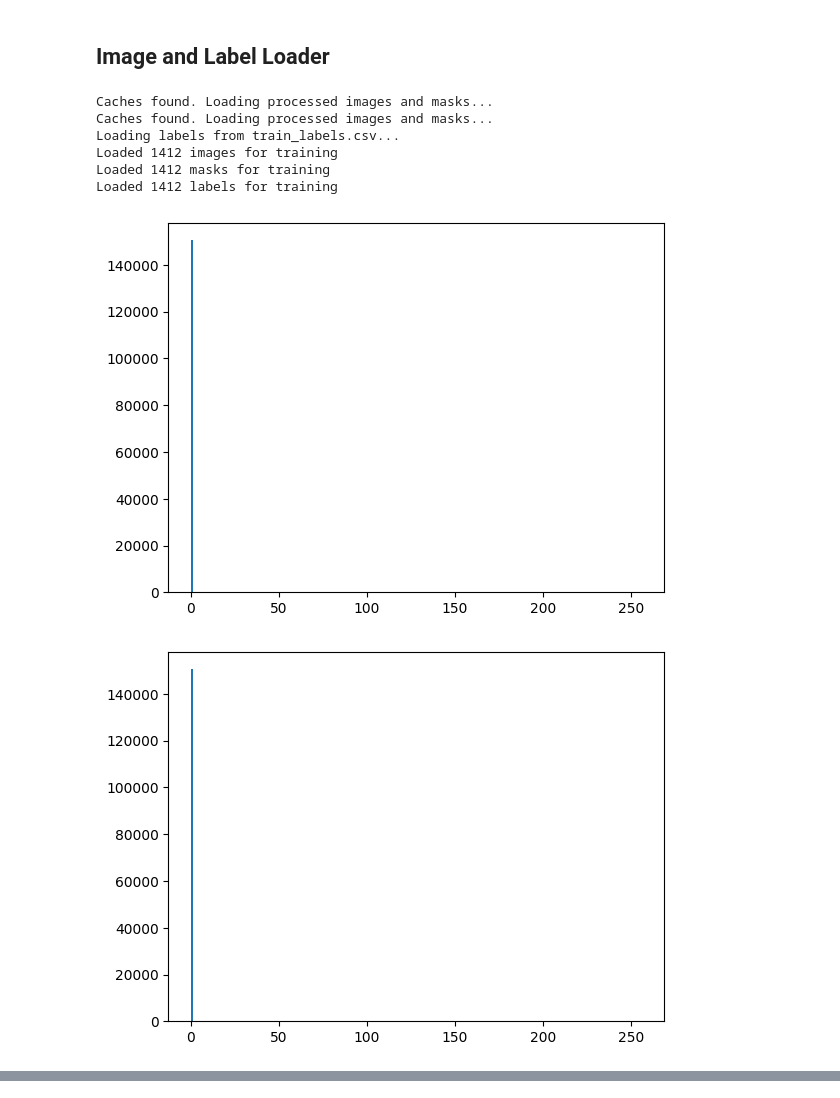
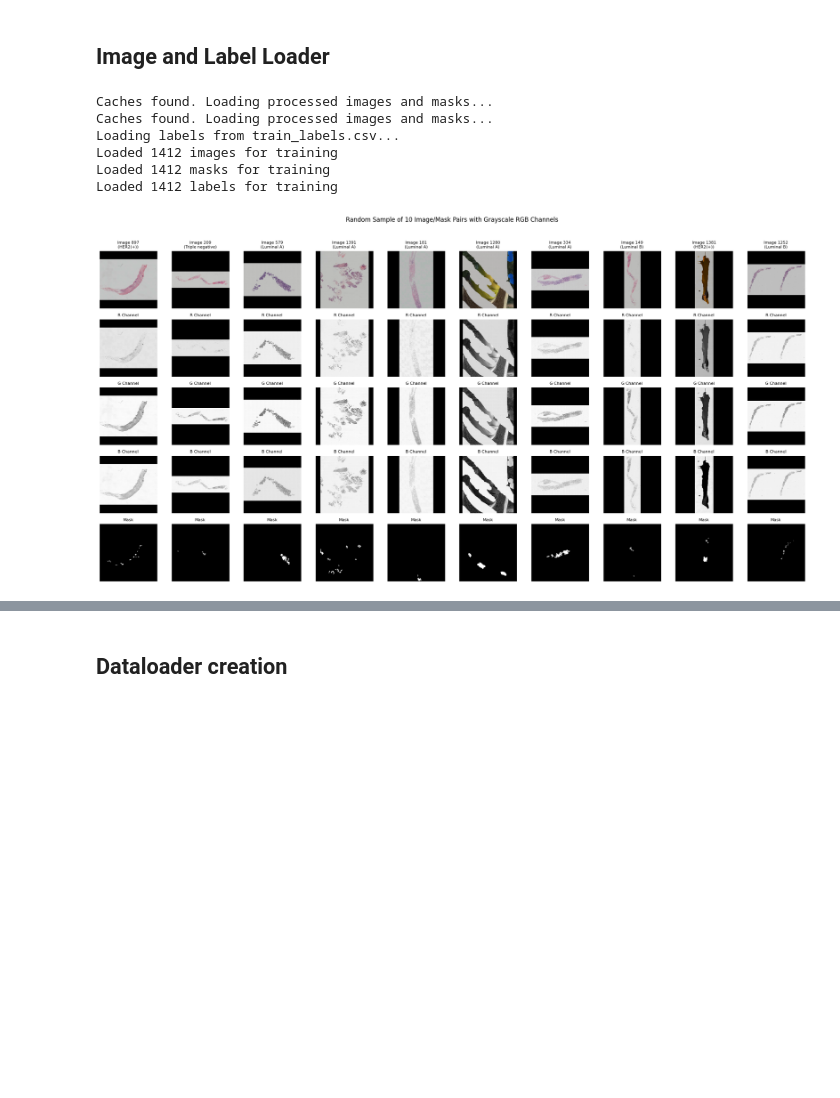
Before and after one commit to jonelrelucio/AN2DL-2025, a Jupyter notebook: challenge2/challenge2.ipynb, the cells around one changed output, grey strips where cells are left out. Cells and saved outputs as stored; diff of their text form; code cells hidden in the pictures; blank space fills up the shorter version.

```diff
--- a/challenge2/challenge2.ipynb
+++ b/challenge2/challenge2.ipynb
@@ -26,6 +26,9 @@ DROPOUT_RATE = 0.2
 L1_LAMBDA = 0
 L2_LAMBDA = 0
 
+# Plot config
+PLOT_FLAG = True
+
 # --- Data Settings ---
 TRAIN_DATA_PATH = 'train_data'
 TRAIN_IMAGES_CACHE_PATH = 'cache/train_images_cache.npy'
@@ -206,24 +209,20 @@ def load_images_from_folder(folder, cache_path_images, cache_path_masks):
 # %%
 # Load images and labels
 train_images, train_masks = load_images_from_folder(TRAIN_DATA_PATH, TRAIN_IMAGES_CACHE_PATH, TRAIN_MASKS_CACHE_PATH)
 test_images, test_masks = load_images_from_folder(TEST_DATA_PATH, TEST_IMAGE_CACHE_PATH, TEST_MASKS_CACHE_PATH)
 train_labels = load_labels_from_csv(TRAIN_LABEL_PATH)
 print(f"Loaded {len(train_images)} images for training")
 print(f"Loaded {len(train_masks)} masks for training")
 print(f"Loaded {len(train_labels)} labels for training")
 
-for i in range(5):
-    plt.hist(train_images[i].ravel(),256,[0,256]); plt.show()
-
-
 # Plotting
-cplot.visualize_image_components(train_images, train_masks, train_labels, num_samples=10)
+if PLOT_FLAG:
+    cplot.visualize_image_components(train_images, train_masks, train_labels, num_samples=10)
 # %% [output]
 Caches found. Loading processed images and masks...
 Caches found. Loading processed images and masks...
 Loading labels from train_labels.csv...
 Loaded 1412 images for training
 Loaded 1412 masks for training
 Loaded 1412 labels for training
-[figure, old version]
+[figure, new version]
-[figure, removed]
@@ -234 +229,3 @@ Loaded 1412 labels for training
+# %% [markdown]
+## Dataloader creation
 # %%
```
Also changed, not shown: parts of 24 cells of this notebook, 2 other files.
